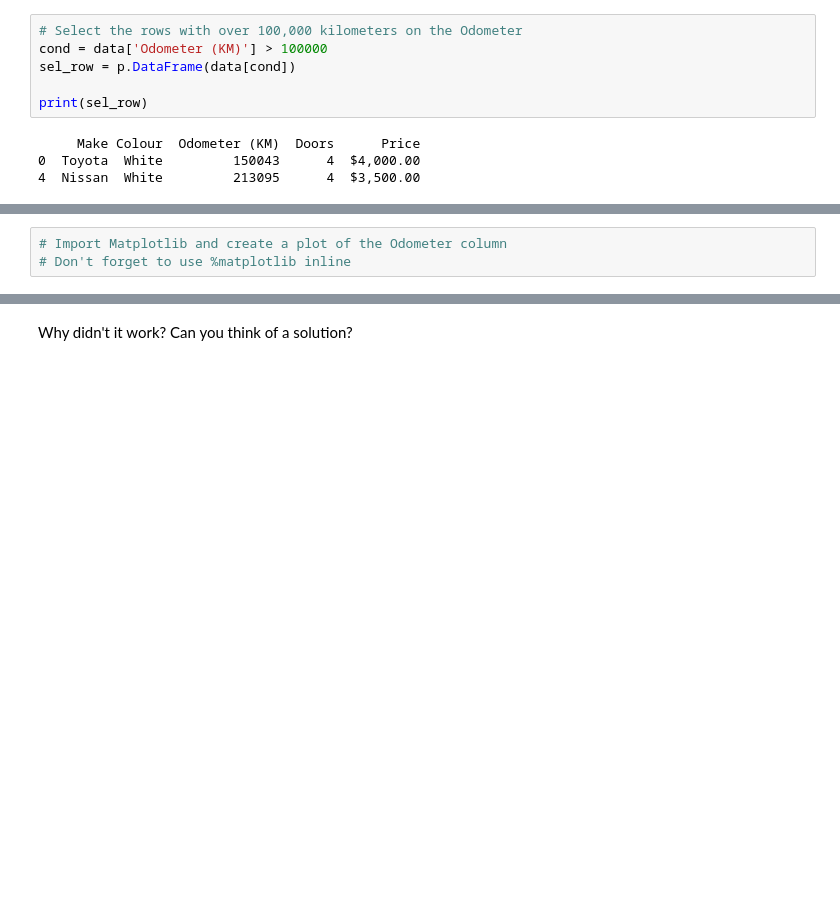
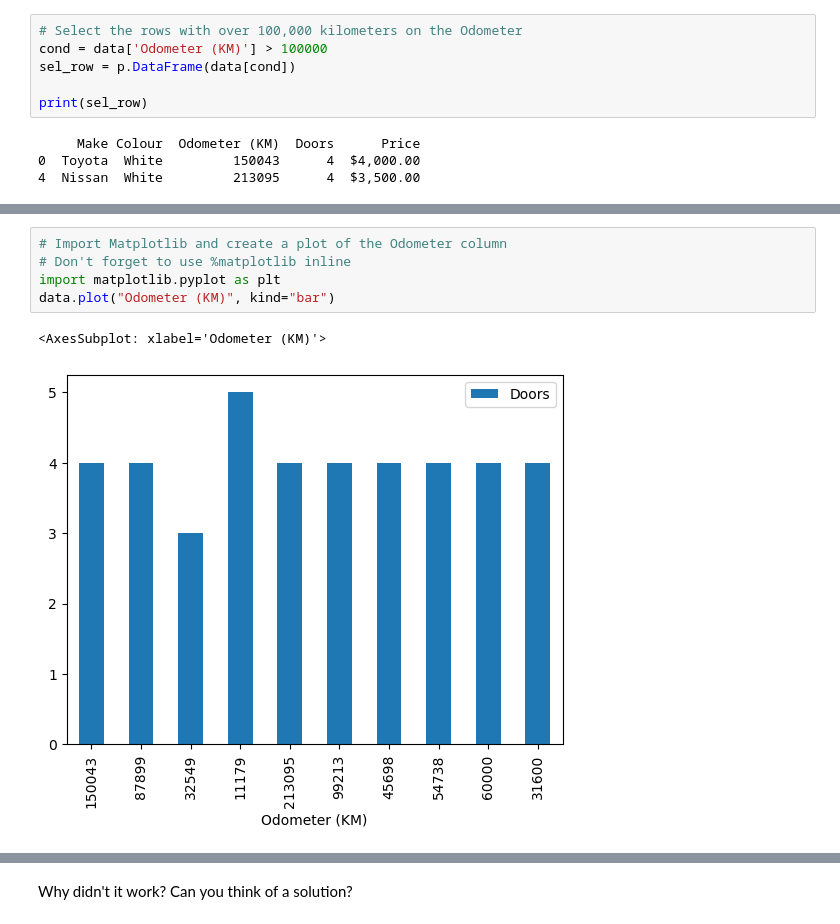
Before and after one commit to deepa-pl/DeepaPL, a Jupyter notebook: pandas-exercises.ipynb, the cells around one changed output, grey strips where cells are left out. Saved outputs shown, nothing was run; the diff lists cells and outputs as text; blank space fills up the shorter version.

```diff
--- a/pandas-exercises.ipynb
+++ b/pandas-exercises.ipynb
@@ -247,5 +263,10 @@ print(sel_row)
 # %%
 # Import Matplotlib and create a plot of the Odometer column
 # Don't forget to use %matplotlib inline
+import matplotlib.pyplot as plt
+data.plot("Odometer (KM)", kind="bar")
+# %% [output]
+<AxesSubplot: xlabel='Odometer (KM)'>
+[figure, added]
 # %%
 # Create a histogram of the Odometer column using hist()
```
Also changed, not shown: parts of 9 cells of this notebook.
